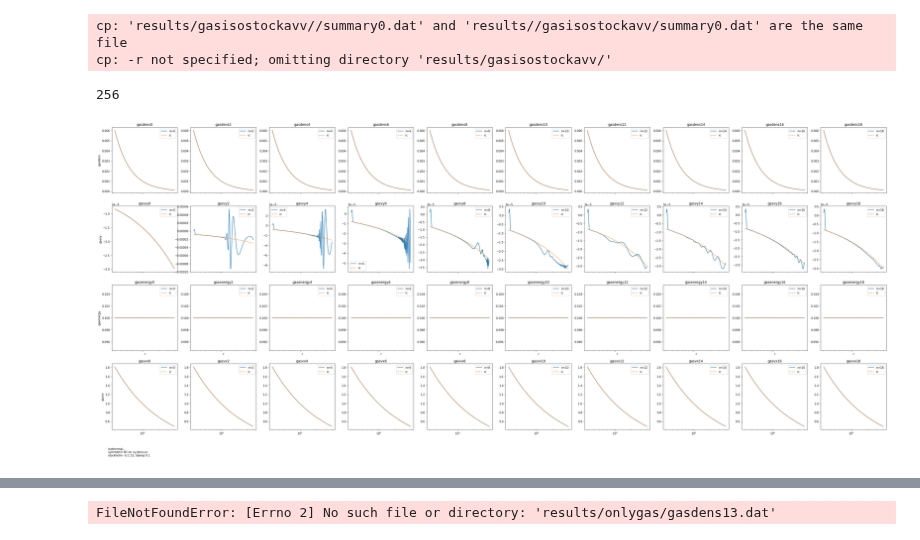
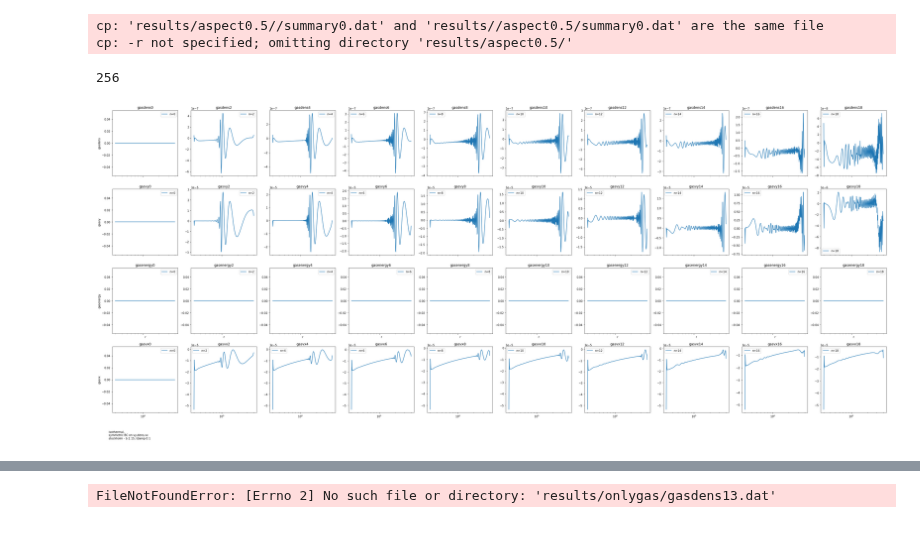
Before and after one commit to FARGO3D/fargo3d, a Jupyter notebook: test.ipynb, the cells around one changed output, grey strips where cells are left out. Drawn from its saved outputs; the diff is of its cells as text; code cells hidden in the pictures.

```diff
--- a/test.ipynb
+++ b/test.ipynb
@@ -3,45 +3,47 @@ import numpy as np
 import matplotlib.pyplot as plt
 import os
 # %%
-id = 'gasisostockavv'
+id = 'aspect0.5'
 resultsfold = 'results/'
-datafold = 'results/gasisostockavv/'
+datafold ='results/aspect0.5/'
 n = 20
 step = 2
 types=['gasdens', 'gasvy', 'gasenergy', 'gasvx']
-nr = 193
+nr = 248
 ntheta = 600
 
 fig, axs = plt.subplots(len(types), int(n/step), figsize=(n*5/step, len(types)*5), sharex=True)
-r = np.logspace(np.log10(0.3), np.log10(4), 194)
+r = np.logspace(np.log10(0.3), np.log10(4), nr+1)
 r = 0.5*(r[0:-1]+r[1:])
 comment = '''
     isothermal,
     symmetric BC on vy,dens,vx
     stockholm - b:1.15, tdamp:0.1
 '''
 
 #os.mkdir(f'{resultsfold}/{id}')
 os.system(f'cp {datafold}/summary0.dat {resultsfold}/{id}/summary0.dat')
-os.system(f'cp setups/betacooltest/betacooltest.bound.0 {resultsfold}/{id}/bound')
+#os.system(f'cp setups/betacooltest/betacooltest.bound.0 {resultsfold}/{id}/bound')
 
 for i, ii in enumerate(range(0, n, step)):
     axs[2,i].set_xlabel('r')
     for j, type in enumerate(types):
         data = np.fromfile(f'{datafold}/{type}{ii}.dat').reshape(nr, ntheta).mean(axis=1)
         data0 = np.fromfile(f'{datafold}/{type}{0}.dat').reshape(nr, ntheta).mean(axis=1)
-        axs[j,i].plot(r, data, label=f'n={ii}')
-        axs[j,i].plot(r, data0,'--', label='ic')
+        #axs[j,i].plot(r, data, label=f'n={ii}')
+        #axs[j,i].plot(r, data, label=f'n={ii}')
+        axs[j,i].plot(r, data-data0, label=f'n={ii}')
+        #axs[j,i].plot(r, data0,'--', label='ic')
         axs[j,i].set_title(f'{type}{ii}')
         axs[j,0].set_ylabel(f'{type}')
         axs[j,i].legend()
         #axs[j,i].set_yscale('log')
         axs[j,i].set_xscale('log')
 plt.figtext(0.118, 0.05,comment)
 plt.savefig(f'{resultsfold}/{id}/{id}.pdf', bbox_inches='tight', dpi=500)
 os.system(f'cp {datafold} {resultsfold}/{id}')
 # %% [output]
-cp: 'results/gasisostockavv//summary0.dat' and 'results//gasisostockavv/summary0.dat' are the same file
-cp: -r not specified; omitting directory 'results/gasisostockavv/'
+cp: 'results/aspect0.5//summary0.dat' and 'results//aspect0.5/summary0.dat' are the same file
+cp: -r not specified; omitting directory 'results/aspect0.5/'
 256
-[figure, old version]
+[figure, new version]
```
Also changed, not shown: parts of 3 cells of this notebook, 11 other files.
